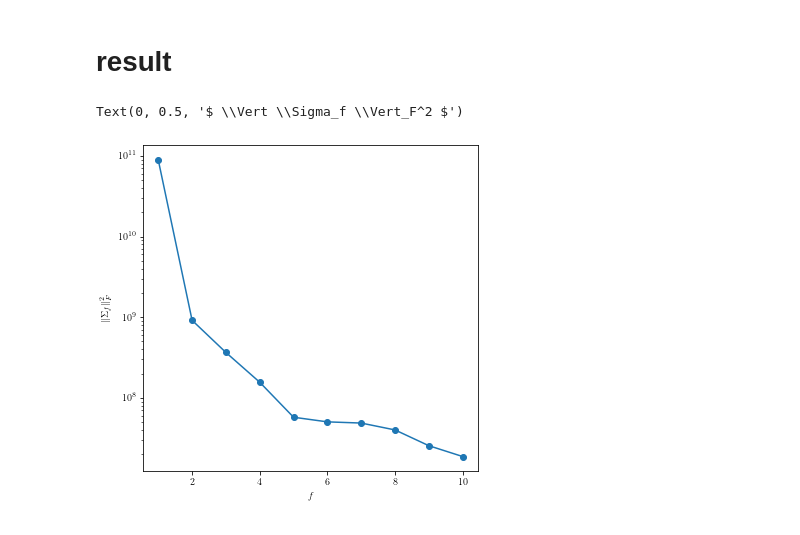
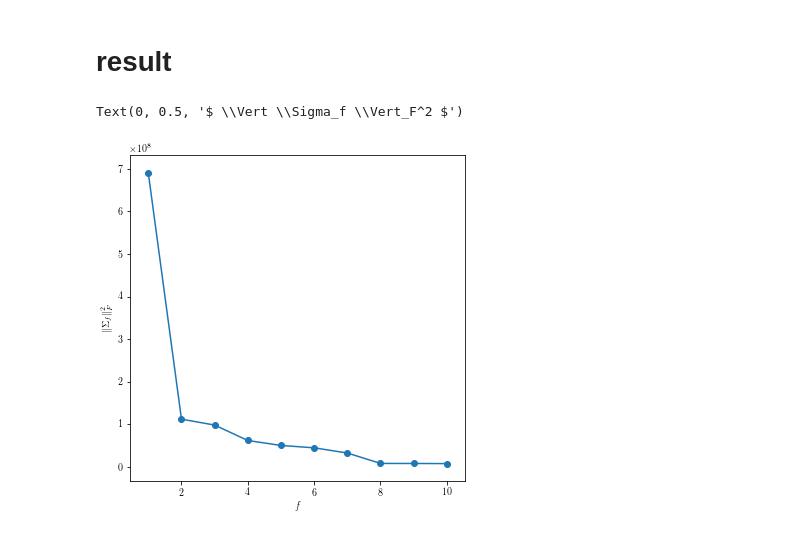
Before and after one commit to HeejongBong/ldfa, a Jupyter notebook: example/3.2 multi-factor LDFA-H on experimental data.ipynb, the cells around one changed output. Saved outputs shown, nothing was run; the diff lists cells and outputs as text; code cells hidden in the pictures.

```diff
--- a/example/3.2 multi-factor LDFA-H on experimental data.ipynb
+++ b/example/3.2 multi-factor LDFA-H on experimental data.ipynb
@@ -25,0 +23,3 @@ data = [h5py.File('%s/%s'%(data_dir, fname))\
+# %%
+data = [np.abs(io.loadmat('%s/%s'%(data_dir, file_name))['v4_lfpb'][:,:,::10]),
+        np.abs(io.loadmat('%s/%s'%(data_dir, file_name))['pfc_lfpb'][:,:,::10])]
@@ -40,6 +52,6 @@ plt.show()
 # %%
-offset_cross=5; offset_auto=5
-lambda_auto = 0.0
+offset_cross = 10; offset_auto = 10
+lambda_auto = 0.0; lamda_aug = 0.3
 # %% [markdown]
 ## cross-validation
 # %%
@@ -64,14 +76,13 @@ num_factors = [5,10, 15, 20, 25, 30, 35, 40]
 #     BICs[fi] = ldfa.BIC(data, params)
 # %%
 # CV result
-lambda_cross = 0.001
+lambda_cross = 0.02
 num_f = 10
 # %% [markdown]
 ## estimate
 # %%
 Pi, Rho, params = ldfa.fit(
-    data, num_f, lambda_cross, offset_cross, lambda_auto, offset_auto,
-    make_PD=True)
+    data, num_f, lambda_cross, offset_cross, lambda_auto, offset_auto)
 # %% [markdown]
 # result
 # %%
@@ -79,12 +90,12 @@ Sigma0 = np.linalg.inv(params['Omega'])
 # %%
 # figure showing amplitude for each factor characterized by Frobenius Norm
 amplitude = np.sum(Sigma0**2, (-1, -2))
 
 plt.figure(figsize=(6,6))
-plt.semilogy(np.arange(num_f)+1,amplitude)
-plt.scatter(np.arange(num_f)+1,amplitude)
+plt.plot(np.arange(num_f)+1,np.sort(amplitude)[::-1])
+plt.scatter(np.arange(num_f)+1,np.sort(amplitude)[::-1])
 plt.xlabel(r'$f$')
 plt.ylabel(r'$ \Vert \Sigma_f \Vert_F^2 $')
 # %% [output]
 Text(0, 0.5, '$ \\Vert \\Sigma_f \\Vert_F^2 $')
-[figure, old version]
+[figure, new version]
```
Also changed, not shown: parts of 19 cells of this notebook, 1 other file.
